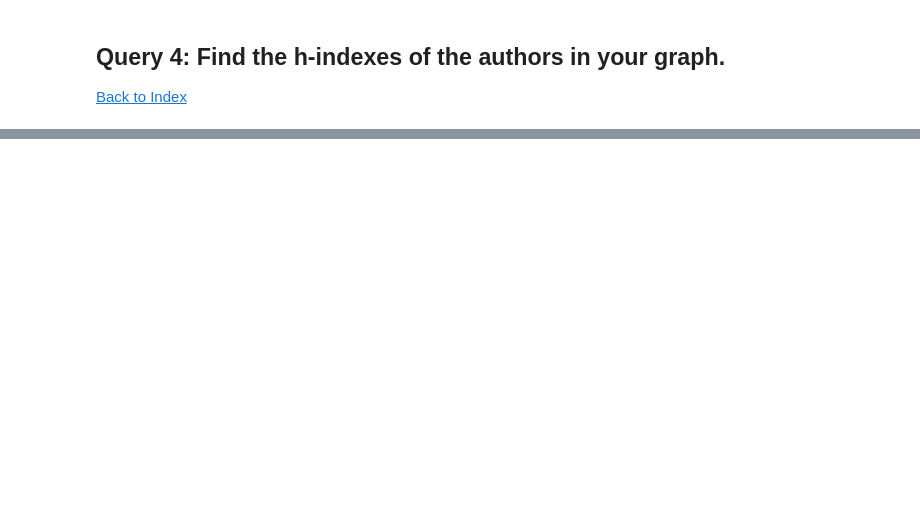
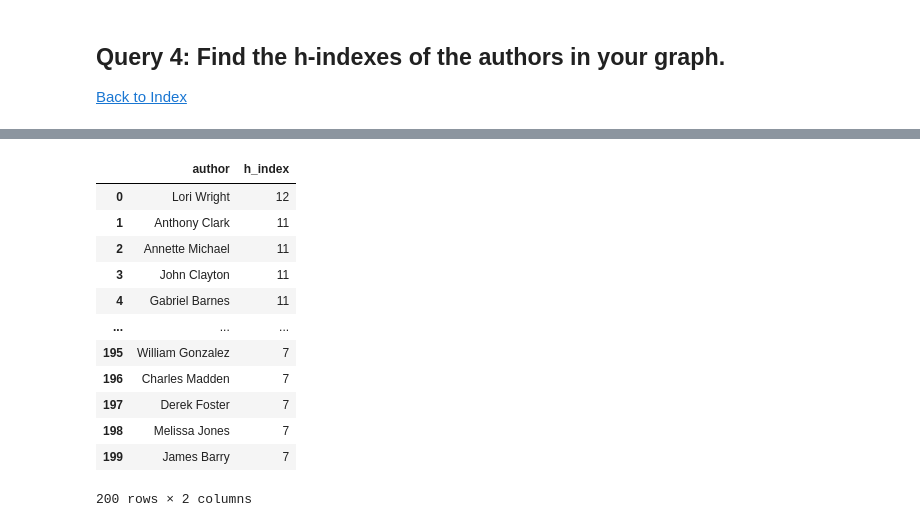
Before and after one commit to guill-mr/Neo4j_practice_set, a Jupyter notebook: Neo4j_practice_HW2.ipynb, the cells around one changed output, grey strips where cells are left out. Drawn from its saved outputs; the diff is of its cells as text; code cells hidden in the pictures; blank space fills up the shorter version.

```diff
--- a/Neo4j_practice_HW2.ipynb
+++ b/Neo4j_practice_HW2.ipynb
@@ -708,0 +969,44 @@ for community in conference_communities:
+# %%
+def query_author_h_index(tx):
+    query = """
+    // Step 1: Retrieve the citation counts for each paper authored by each author
+    MATCH (a:Author)<-[:AUTHORED_BY]-(p:Paper)
+    OPTIONAL MATCH (p)<-[:CITES]-(citing:Paper)
+    WITH a, p, COUNT(citing) AS citation_count
+
+    // Step 2: Aggregate the citation counts and calculate the h-index for each author
+    WITH a, COLLECT(citation_count) AS citation_counts
+    UNWIND citation_counts AS citation
+    WITH a, citation_counts, citation
+    ORDER BY citation DESC
+    WITH a, COLLECT(citation) AS sorted_citation_counts
+    WITH a, [i IN RANGE(0, SIZE(sorted_citation_counts)-1) WHERE sorted_citation_counts[i] >=  i + 1 | i + 1] AS h_indices
+    RETURN a.author_name AS author, LAST(h_indices) AS h_index
+    ORDER BY h_index DESC
+    """
+    result = tx.run(query)
+    return [{"author": record["author"], "h_index": record["h_index"]} for record in result]
+
+with driver.session() as session:
+    author_h_indices = session.execute_read(query_author_h_index)
+
+df_Q4 = pd.DataFrame(author_h_indices)
+display(df_Q4)
+
+# print format
+#for record in author_h_indices:
+#    print(f"Author: {record['author']}, h-index: {record['h_index']}")
+# %% [output]
+|  | author | h_index |
+| 0 | Lori Wright | 12 |
+| 1 | Anthony Clark | 11 |
+| 2 | Annette Michael | 11 |
+| 3 | John Clayton | 11 |
+| 4 | Gabriel Barnes | 11 |
+| ... | ... | ... |
+| 195 | William Gonzalez | 7 |
+| 196 | Charles Madden | 7 |
+| 197 | Derek Foster | 7 |
+| 198 | Melissa Jones | 7 |
+| 199 | James Barry | 7 |
+200 rows × 2 columns
```
Also changed, not shown: parts of 14 cells of this notebook, 2 other files.
